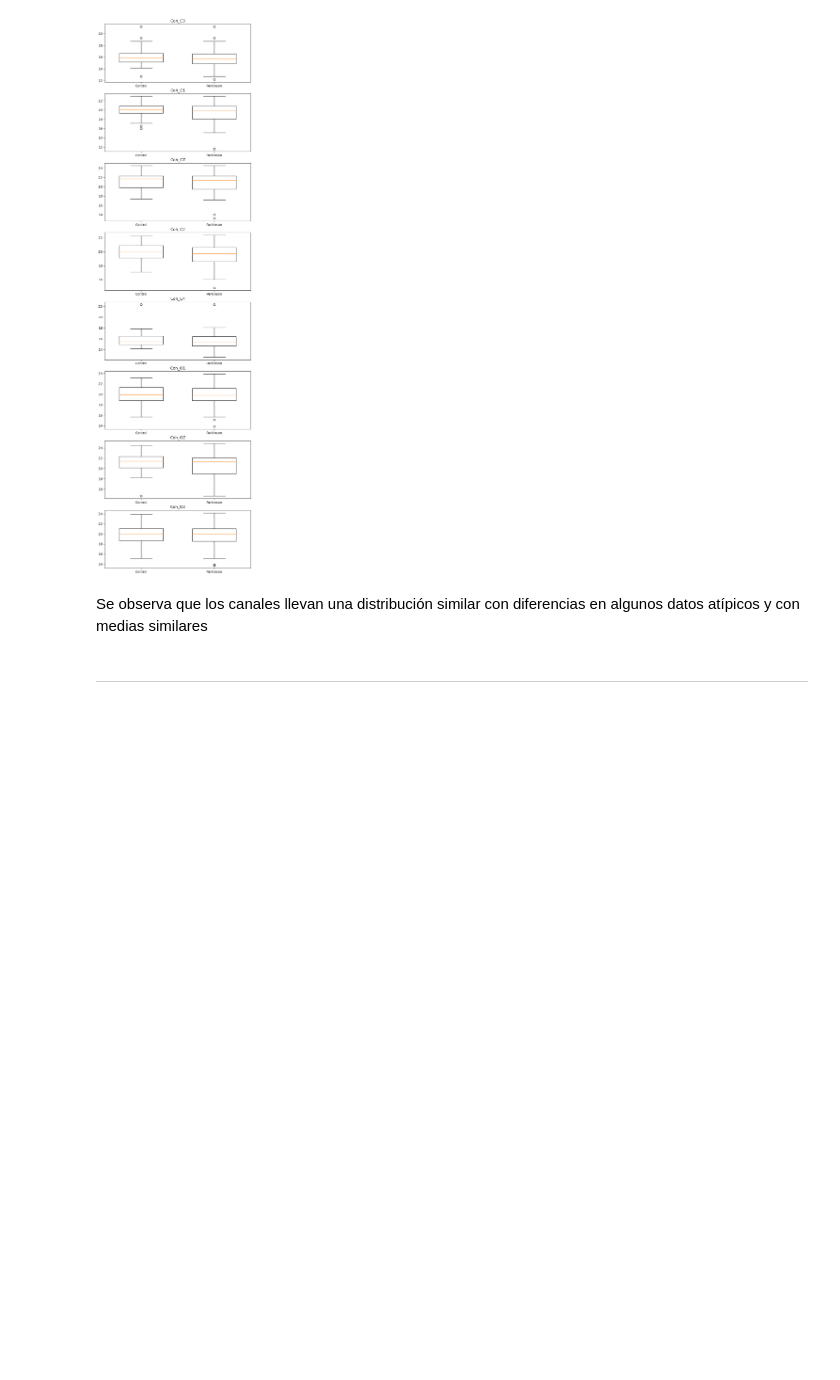
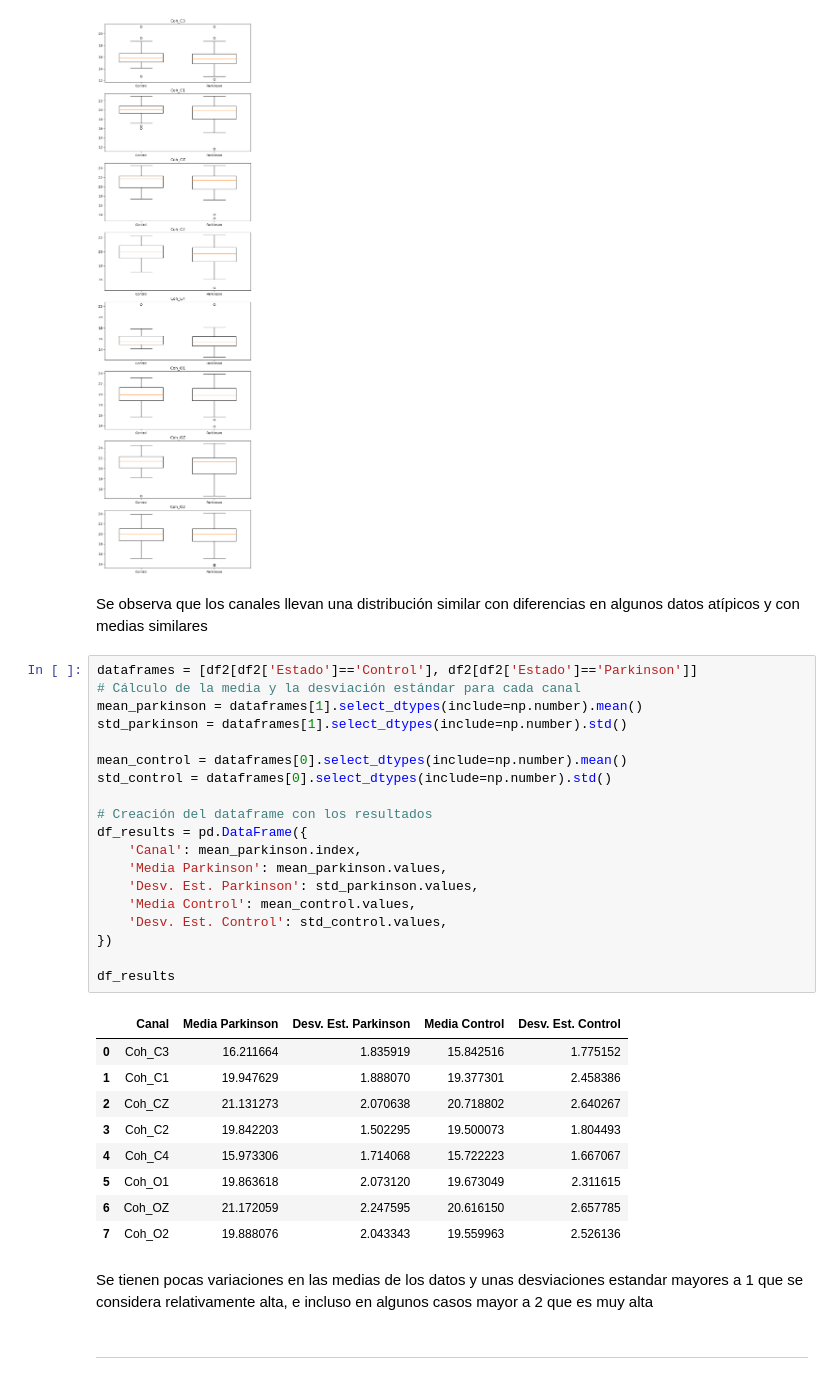
Before and after one commit to Astolfo2332/Parkinson_difference, a Jupyter notebook: Proyecto 2/Proyecto_2.ipynb, the cells around one changed output. Drawn from its saved outputs; the diff is of its cells as text; blank space fills up the shorter version.

```diff
--- a/Proyecto 2/Proyecto_2.ipynb
+++ b/Proyecto 2/Proyecto_2.ipynb
@@ -685,6 +769,37 @@ plt.show()
 [figure]
 # %% [markdown]
 Se observa que los canales llevan una distribución similar con diferencias en algunos datos atípicos y con medias similares
+# %%
+dataframes = [df2[df2['Estado']=='Control'], df2[df2['Estado']=='Parkinson']]
+# Cálculo de la media y la desviación estándar para cada canal
+mean_parkinson = dataframes[1].select_dtypes(include=np.number).mean()
+std_parkinson = dataframes[1].select_dtypes(include=np.number).std()
+
+mean_control = dataframes[0].select_dtypes(include=np.number).mean()
+std_control = dataframes[0].select_dtypes(include=np.number).std()
+
+# Creación del dataframe con los resultados
+df_results = pd.DataFrame({
+    'Canal': mean_parkinson.index,
+    'Media Parkinson': mean_parkinson.values,
+    'Desv. Est. Parkinson': std_parkinson.values,
+    'Media Control': mean_control.values,
+    'Desv. Est. Control': std_control.values,
+})
+
+df_results
+# %% [output]
+|  | Canal | Media Parkinson | Desv. Est. Parkinson | Media Control | Desv. Est. Control |
+| 0 | Coh_C3 | 16.211664 | 1.835919 | 15.842516 | 1.775152 |
+| 1 | Coh_C1 | 19.947629 | 1.888070 | 19.377301 | 2.458386 |
+| 2 | Coh_CZ | 21.131273 | 2.070638 | 20.718802 | 2.640267 |
+| 3 | Coh_C2 | 19.842203 | 1.502295 | 19.500073 | 1.804493 |
+| 4 | Coh_C4 | 15.973306 | 1.714068 | 15.722223 | 1.667067 |
+| 5 | Coh_O1 | 19.863618 | 2.073120 | 19.673049 | 2.311615 |
+| 6 | Coh_OZ | 21.172059 | 2.247595 | 20.616150 | 2.657785 |
+| 7 | Coh_O2 | 19.888076 | 2.043343 | 19.559963 | 2.526136 |
+# %% [markdown]
+Se tienen pocas variaciones en las medias de los datos y unas desviaciones estandar mayores a 1 que se considera relativamente alta, e incluso en algunos casos mayor a 2 que es muy alta
 # %% [markdown]
 ---
 # %% [markdown]
```
Also changed, not shown: parts of 15 cells of this notebook.
